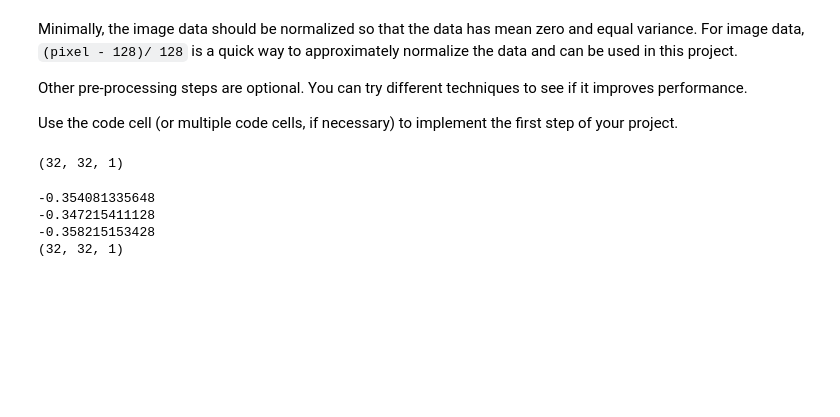
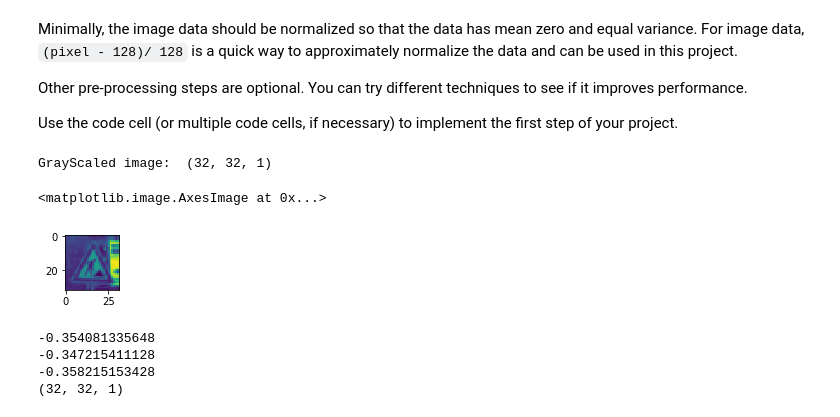
Before and after one commit to dimonge/Traffic-Sign-Classifier, a Jupyter notebook: Traffic_Sign_Classifier.ipynb, the cells around one changed output. Drawn from its saved outputs; the diff is of its cells as text; code cells hidden in the pictures; blank space fills up the shorter version.

```diff
--- a/Traffic_Sign_Classifier.ipynb
+++ b/Traffic_Sign_Classifier.ipynb
@@ -160,29 +160,28 @@ Use the code cell (or multiple code cells, if necessary) to implement the first
 # %%
 ### Preprocess the data here. It is required to normalize the data. Other preprocessing steps could include
 ### converting to grayscale, etc.
 ### Feel free to use as many code cells as needed.
 import numpy as np
-import cv2
 
-import cv2
-import numpy as np
+#Convert to grayscale
+def greyscale(input):
+    return np.sum(input/3, axis=3, keepdims=True)
 
-def preprocess(data):
-    """Convert to grayscale, histogram equalize, and expand dims"""
-    imgs = np.ndarray((data.shape[0], 32, 32, 1), dtype=np.uint8)
-    for i, img in enumerate(data):
-        img = cv2.cvtColor(img, cv2.COLOR_BGR2GRAY)
-        img = cv2.equalizeHist(img)
-        img = np.expand_dims(img, axis=2)
-        imgs[i] = img
-    return imgs
+X_train = greyscale(X_train)
+X_valid = greyscale(X_valid)
+X_test = greyscale(X_test)
 
-X_train = np.sum(X_train/3, axis=3, keepdims=True)
-X_valid = np.sum(X_valid/3, axis=3, keepdims=True)
-X_test = np.sum(X_test/3, axis=3, keepdims=True)
-print(X_train[0].shape)
+image = X_train
+
+
+index = random.randint(0, len(X_train))
+print("GrayScaled image: ", image[index].shape)
+plt.figure(figsize=(1,1))
+plt.imshow(image[index].squeeze())
 # %% [output]
-(32, 32, 1)
+GrayScaled image:  (32, 32, 1)
+<matplotlib.image.AxesImage at 0x...>
+[figure, added]
 # %%
 from sklearn.utils import shuffle
 X_train, y_train = shuffle(X_train, y_train)
```
Also changed, not shown: parts of 6 cells of this notebook, 4 other files.
